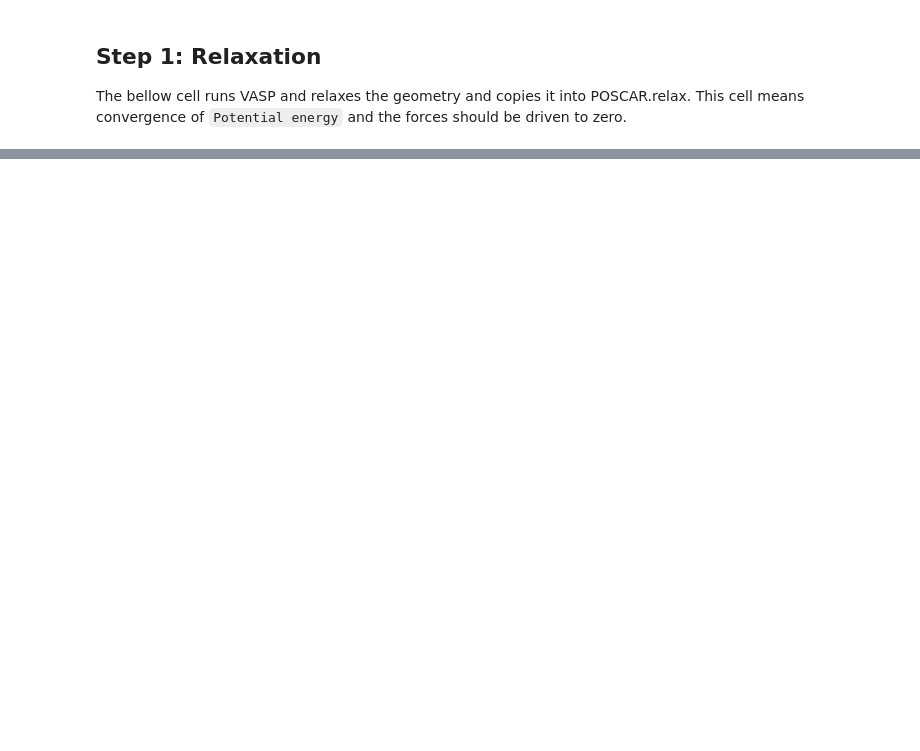
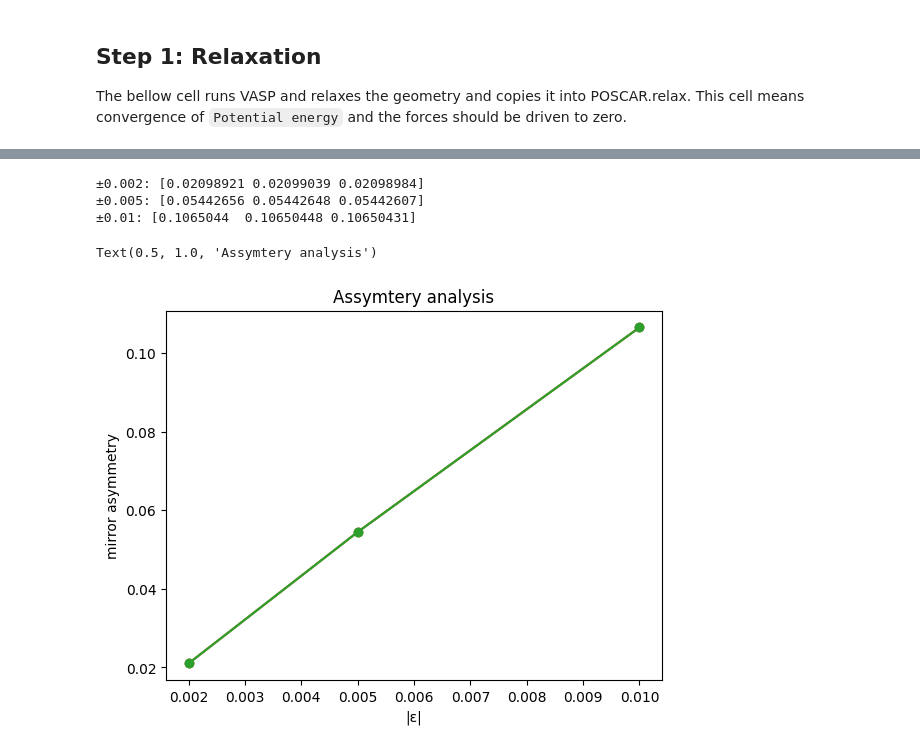
Before and after one commit to ShahYusufSafi/Piezoresistivity-simulations, a Jupyter notebook: VASP/Shear/shearAnlysis.ipynb, the cells around one changed output, grey strips where cells are left out. Cells and saved outputs as stored; diff of their text form; code cells hidden in the pictures; blank space fills up the shorter version.

```diff
--- a/VASP/Shear/shearAnlysis.ipynb
+++ b/VASP/Shear/shearAnlysis.ipynb
@@ -444,0 +701,77 @@ CompletedProcess(args='echo $0', returncode=0, stdout='/bin/sh\n', stderr='')
+# %%
+
+# We load the contcar files of +- strains and compare the supercells displacements and calculate errors on them
+
+def coordinate_extract(e):
+    with open(f'{output_d}/eps_{e}/CONTCAR', 'r') as c:
+            lines = c.readlines()
+
+    # find direct line and extract next 16 lines
+    for i, l in enumerate(lines):
+        if l.strip() == "Direct":
+            # Get 16 lines of coordinates and convert to numpy array
+            coords = np.array([list(map(float, lines[i+1+j].strip().split()))
+                              for j in range(16)])
+            break
+    return coords
+
+def assymetry_analysis(ref_crd, crd1, crd2):
+    atom = 5
+    # now compare to reference
+    # how much each displaced
+    eps_pos = crd1[atom] - ref_crd[atom]
+    eps_neg = crd2[atom] - ref_crd[atom]
+
+    # wrapping around for PBC handling
+    eps_pos = eps_pos - np.round(eps_pos)
+    eps_neg = eps_neg - np.round(eps_neg)
+
+    # note: the eps positive is already a negative value
+    assymetry = np.abs(eps_neg + eps_pos)/np.abs(eps_neg)
+
+    return assymetry
+
+ref_crd = coordinate_extract('+0.0000')
+
+from collections import defaultdict
+pairs = defaultdict(dict)
+for e in strs:
+    mag = abs(float(e))
+    sign = '+' if float(e) >= 0 else '-'
+    pairs[mag][sign] = e
+
+mags, asyms = [], []
+for mag, d in sorted(pairs.items()):
+    if mag == 0.0:            # unstrained = reference, no mirror pair
+        continue
+    if '+' not in d or '-' not in d:   # only one sign present, can't mirror
+        continue
+    crd_pos = coordinate_extract(d['+'])
+    crd_neg = coordinate_extract(d['-'])
+    asym = assymetry_analysis(ref_crd, crd_pos, crd_neg)
+    print(f"±{mag}: {asym}")
+    mags.append(mag)
+    asyms.append(asym)
+
+#crd1 = coordinate_extract('+0.0050')
+#crd2 = coordinate_extract('-0.0050')
+#
+#crd3 = coordinate_extract('+0.0020')
+#crd4 = coordinate_extract('-0.0020')
+#
+#crd5 = coordinate_extract('+0.0100')
+#crd6 = coordinate_extract('-0.0100')
+#
+#
+#missmatch_eps_small = assymetry_analysis(ref_crd, crd3, crd4)
+#missmatch_eps_med = assymetry_analysis(ref_crd, crd1, crd2)
+#missmatch_eps_large = assymetry_analysis(ref_crd, crd5, crd6)
+plt.plot(mags, asyms, 'o-')
+plt.xlabel('|ε|'); plt.ylabel('mirror asymmetry')
+plt.title("Assymtery analysis")
+# %% [output]
+±0.002: [0.02098921 0.02099039 0.02098984]
+±0.005: [0.05442656 0.05442648 0.05442607]
+±0.01: [0.1065044  0.10650448 0.10650431]
+Text(0.5, 1.0, 'Assymtery analysis')
+[figure, added]
```
Also changed, not shown: parts of 28 cells of this notebook, 7 other files.
